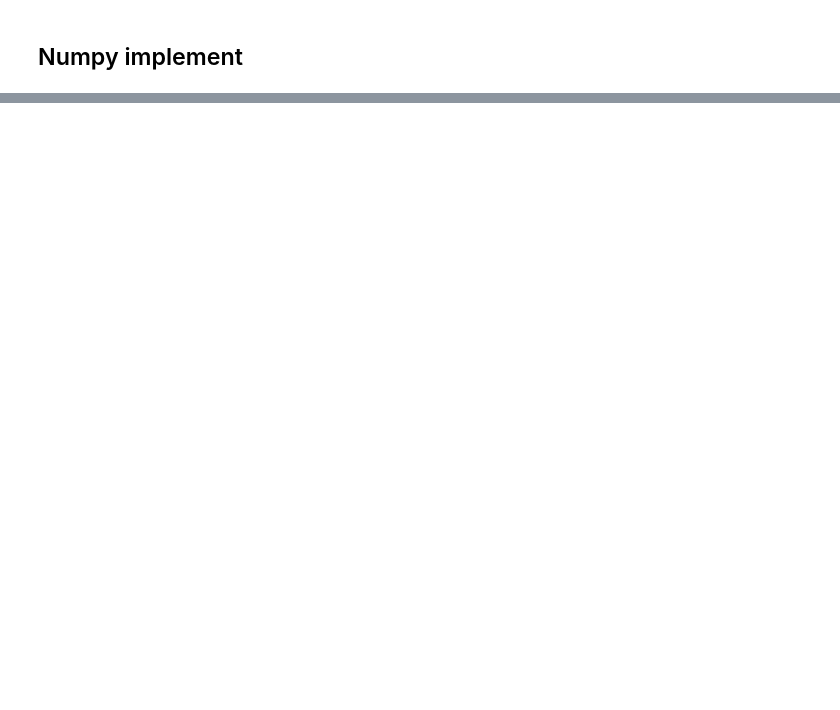
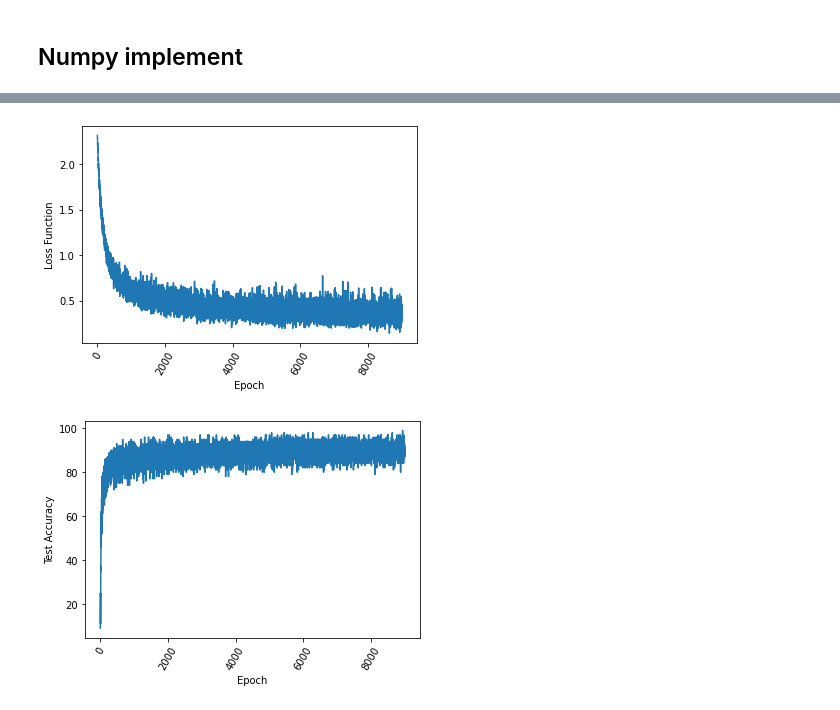
Before and after one commit to tuanho27/ms01_math, a Jupyter notebook: assignment56_logistic_regression.ipynb, the cells around one changed output, grey strips where cells are left out. Cells and saved outputs as stored; diff of their text form; code cells hidden in the pictures; blank space fills up the shorter version.

```diff
--- a/assignment56_logistic_regression.ipynb
+++ b/assignment56_logistic_regression.ipynb
@@ -335,0 +294,75 @@ Epoch [60/60], Loss: 0.1712
+# %%
+import torch
+import torch.nn as nn
+import torchvision
+import torchvision.transforms as transforms
+
+# parameters
+input_size = 28 * 28    # 784
+num_classes = 10
+num_epochs = 15
+batch_size = 100
+learning_rate = 0.01
+
+train_dataset = torchvision.datasets.MNIST(root='../../data',
+                                           train=True,
+                                           transform=transforms.ToTensor(),
+                                           download=True)
+
+test_dataset = torchvision.datasets.MNIST(root='../../data',
+                                          train=False,
+                                          transform=transforms.ToTensor())
+
+train_loader = torch.utils.data.DataLoader(dataset=train_dataset,
+                                           batch_size=batch_size,
+                                           shuffle=True)
+
+test_loader = torch.utils.data.DataLoader(dataset=test_dataset,
+                                          batch_size=batch_size,
+                                          shuffle=False)
+
+# Logistic regression model
+model = nn.Linear(input_size, num_classes)
+criterion = nn.CrossEntropyLoss()
+optimizer = torch.optim.SGD(model.parameters(), lr=learning_rate)
+
+# Train the model
+loss_list = []
+acc_list = []
+total_step = len(train_loader)
+for epoch in range(num_epochs):
+    for i, (images, labels) in enumerate(train_loader):
+        images = images.reshape(-1, input_size)
+        outputs = model(images)
+        loss = criterion(outputs, labels)
+        loss_list.append(loss)
+        _, predicted = torch.max(outputs.data, 1)
+        acc = (predicted == labels).sum()
+        acc_list.append(acc)
+        optimizer.zero_grad()
+        loss.backward()
+        optimizer.step()
+        if (i+1) % 200 == 0:
+            print ('Epoch [{}/{}], Step [{}/{}], Loss: {:.4f}'
+                   .format(epoch+1, num_epochs, i+1, total_step, loss.item()))
+with torch.no_grad():
+    correct = 0
+    total = 0
+    for images, labels in test_loader:
+        images = images.reshape(-1, input_size)
+        outputs = model(images)
+        _, predicted = torch.max(outputs.data, 1)
+        total += labels.size(0)
+        correct += (predicted == labels).sum()
+    print(f'Accuracy of the model on the 10000 test images: {100 * (correct//total)}')
+plt.plot(loss_list)
+plt.ylabel('Loss Function')
+plt.xlabel('Epoch')
+plt.xticks(rotation=60)
+plt.show()
+plt.plot(acc_list)
+plt.ylabel('Test Accuracy')
+plt.xlabel('Epoch')
+plt.xticks(rotation=60)
+plt.show()
+# %% [output]
@@ -335,0 +386,2 @@ Epoch [60/60], Loss: 0.1712
+[figure, added]
+[figure, added]
```
Also changed, not shown: parts of 14 cells of this notebook, 43 other files.
